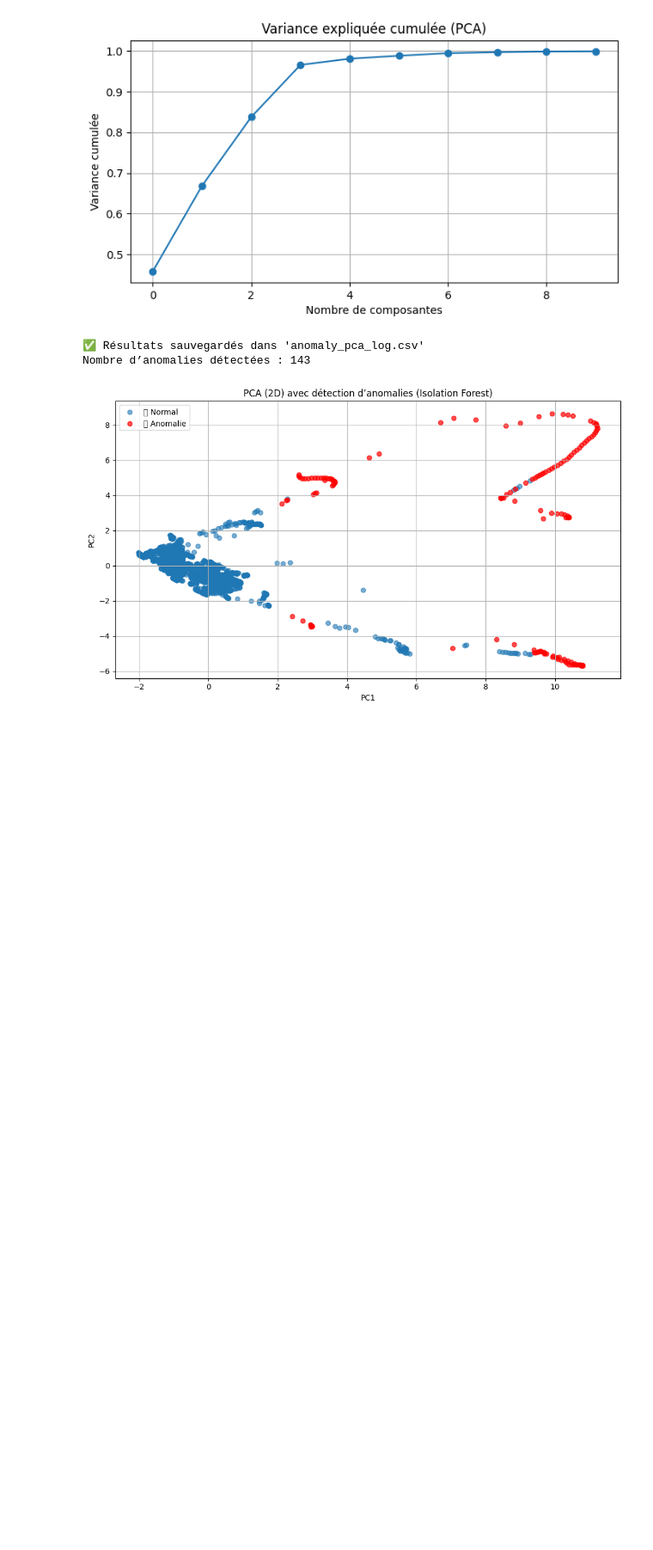
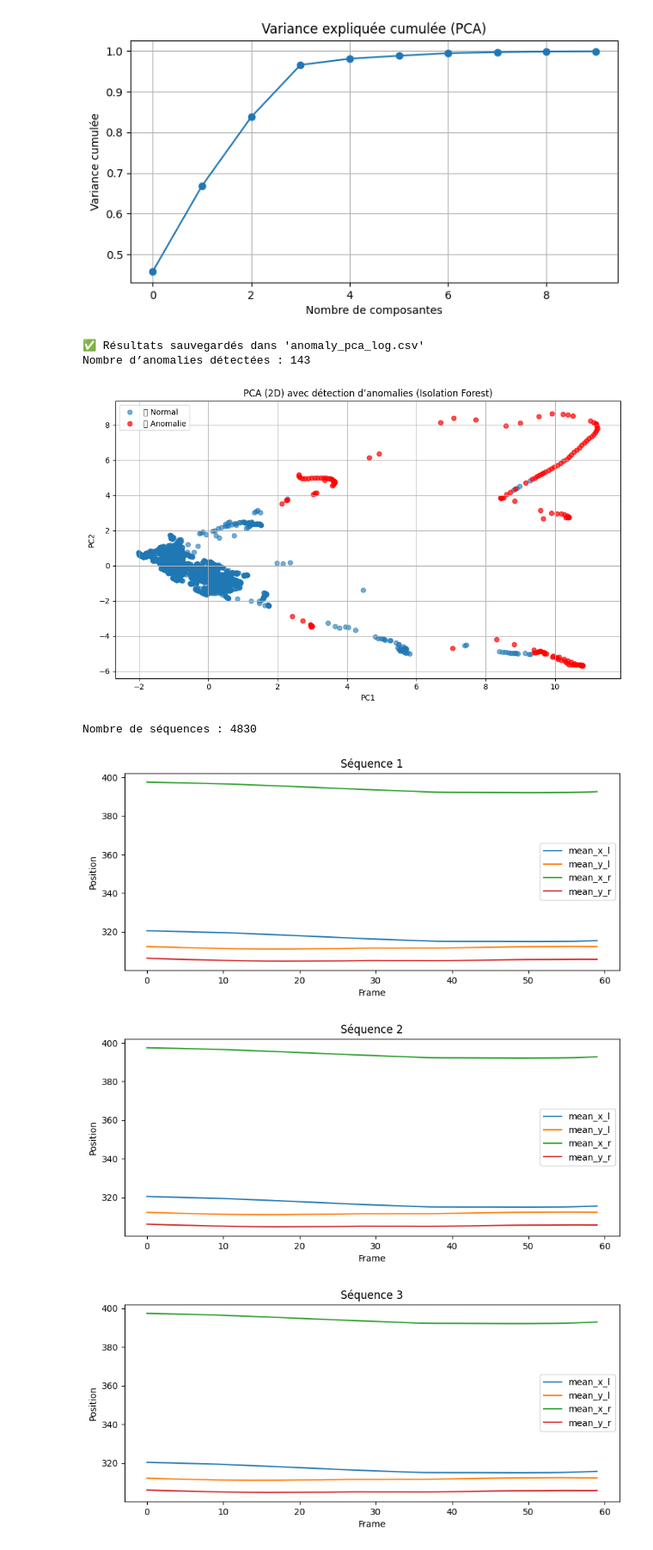
Before and after one commit to selim1307/Eyes-tracking-, a Jupyter notebook: eye_tracking_analysis.ipynb, the cells around one changed output. Shown at 86% size. Cells and saved outputs as stored; diff of their text form; code cells hidden in the pictures; blank space fills up the shorter version.

```diff
--- a/eye_tracking_analysis.ipynb
+++ b/eye_tracking_analysis.ipynb
@@ -172,3 +172,45 @@ plt.show()
 ✅ Résultats sauvegardés dans 'anomaly_pca_log.csv'
 Nombre d’anomalies détectées : 143
 [figure]
+# %%
+import pandas as pd
+import numpy as np
+
+# Charger les données
+df = pd.read_csv("features_log.csv")
+
+# Choisir les colonnes features (par exemple les positions moyennes des yeux)
+features_cols = ["mean_x_l", "mean_y_l", "mean_x_r", "mean_y_r"]
+
+data = df[features_cols].values  # ndarray shape (N, 4)
+sequence_length = 60
+sequences = []
+
+for start_idx in range(len(data) - sequence_length + 1):
+    seq = data[start_idx : start_idx + sequence_length]
+    sequences.append(seq)
+
+sequences = np.array(sequences)  # shape (nombre_sequences, 60, 4)
+print(f"Nombre de séquences : {sequences.shape[0]}")
+# %% [output]
+Nombre de séquences : 4830
+# %%
+import matplotlib.pyplot as plt
+
+# Afficher les 3 premières séquences
+for i in range(3):
+    seq = sequences[i]
+    plt.figure(figsize=(10, 4))
+    plt.plot(seq[:, 0], label='mean_x_l')
+    plt.plot(seq[:, 1], label='mean_y_l')
+    plt.plot(seq[:, 2], label='mean_x_r')
+    plt.plot(seq[:, 3], label='mean_y_r')
+    plt.title(f'Séquence {i+1}')
+    plt.xlabel('Frame')
+    plt.ylabel('Position')
+    plt.legend()
+    plt.show()
+# %% [output]
+[figure, added]
+[figure, added]
+[figure, added]
```
Also changed, not shown: 4 other files.
